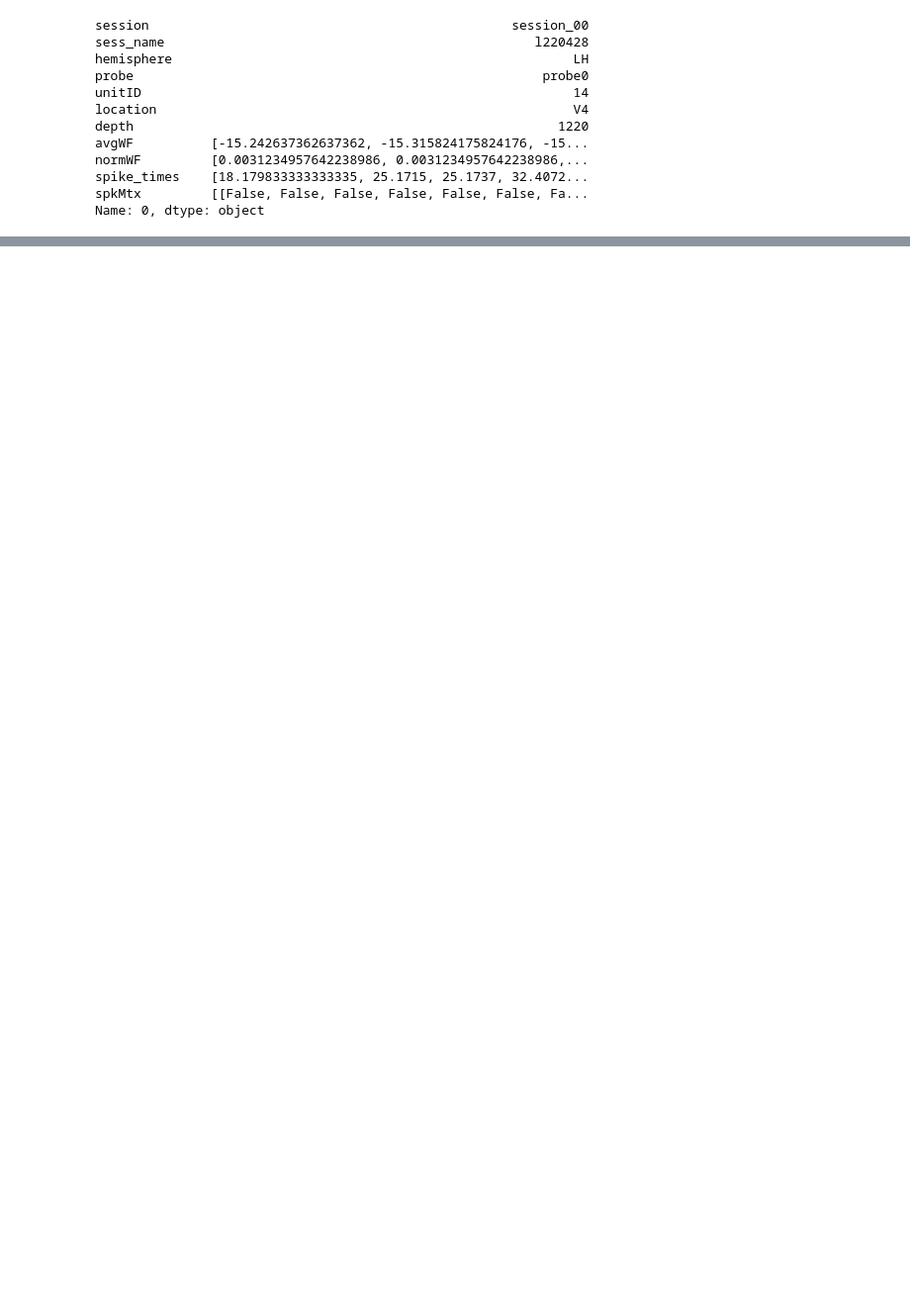
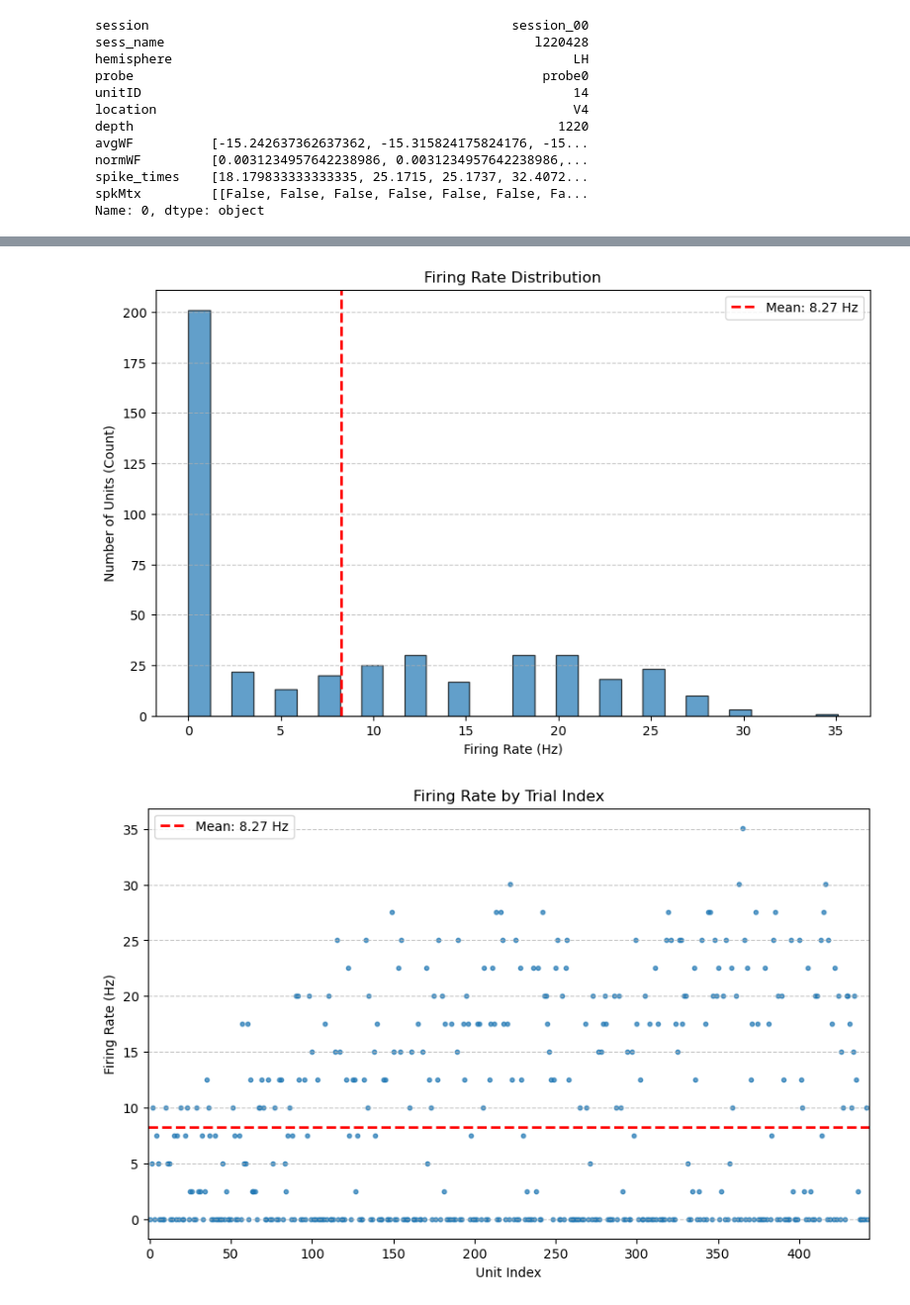
Before and after one commit to ks374/NWB-process, a Jupyter notebook: Simple_FR_Inspector.ipynb, the cells around one changed output, grey strips where cells are left out. Shown at 99% size. Saved outputs shown, nothing was run; the diff lists cells and outputs as text; code cells hidden in the pictures; blank space fills up the shorter version.

```diff
--- a/Simple_FR_Inspector.ipynb
+++ b/Simple_FR_Inspector.ipynb
@@ -54,3 +75,7 @@ target_spkMtx.shape
 # %%
-fr = cal_FR(data = each_row,start_time = 999,end_time = 1398,)
+#Now from this unit I want to see whether successful trials have higher fr.
+target_trials = trials[trials['session']=='session_00']
+target_trials.shape
+#target_correct = target_trials['correct']
+#target_correct.shape
 # %% [output]
@@ -67,0 +105,22 @@ array([[False, False, False, ..., False, False, False],
+# %%
+from Data_cleaner import *
+units_new,trials_new,num_of_correct,num_of_total_trials = get_correct_df(units,trials)
+# %%
+#check session 00, region V4, time 0-400ms,
+units_target = units_new[units_new['session']=='session_00']
+units_target = units_target[units_target['location']=='V4']
+target_spkMtx = units_target['spkMtx'] #this is a (n,) array, n=unit number, usually 10 - 80.
+target_spkMtx = target_spkMtx[0]
+target_spkMtx_fr = []
+for each_row in target_spkMtx:
+    fr = cal_FR(data = each_row,
+                start_time = 999,
+                end_time = 1398,
+                )
+    target_spkMtx_fr.append(fr)
+plot_firing_rate_distribution(target_spkMtx_fr)
+plot_firing_rate_by_index(target_spkMtx_fr)
+fr_correct = target_spkMtx_fr
+# %% [output]
+[figure, added]
+[figure, added]
```
Also changed, not shown: parts of 7 cells of this notebook, 1 other file.
